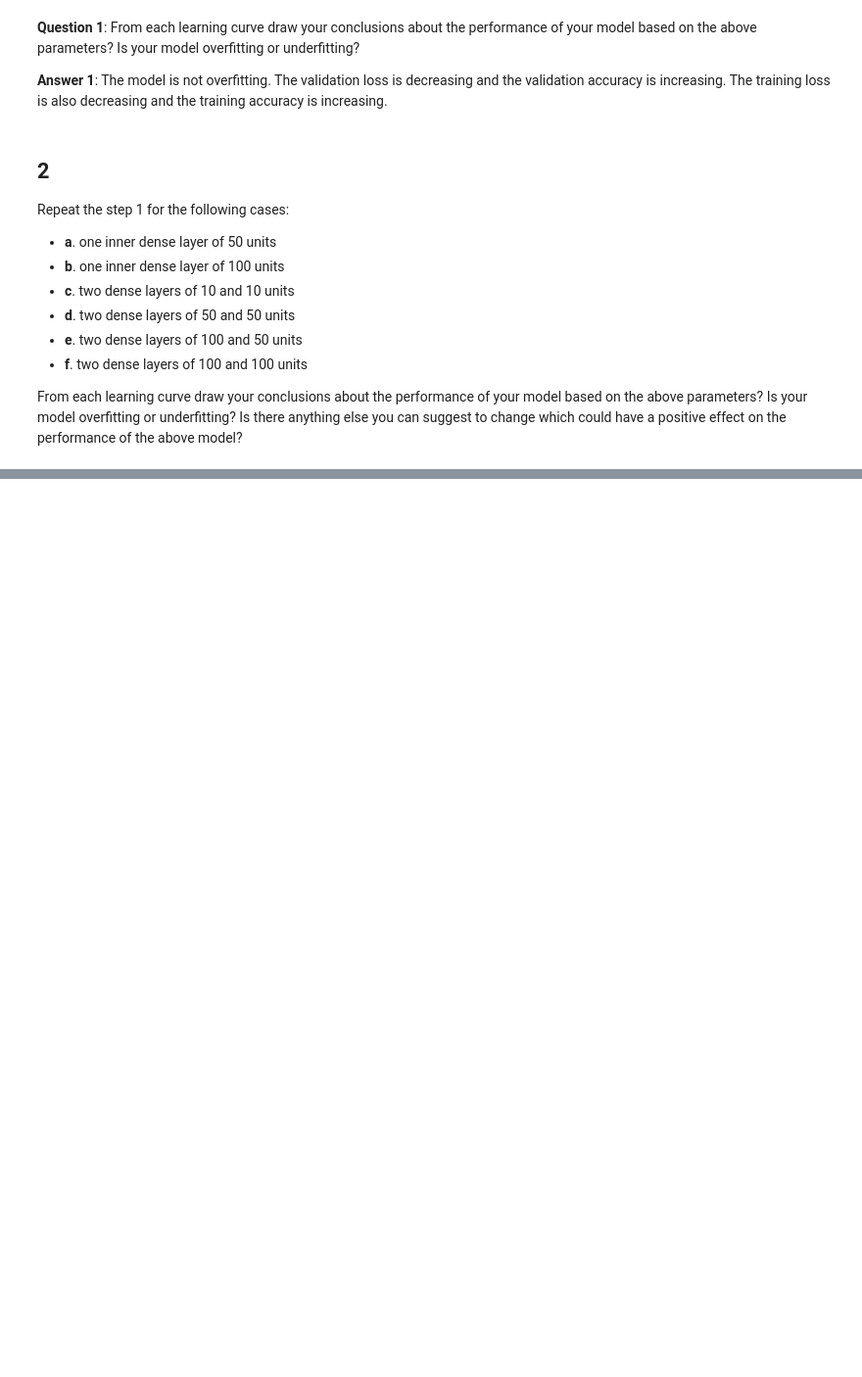
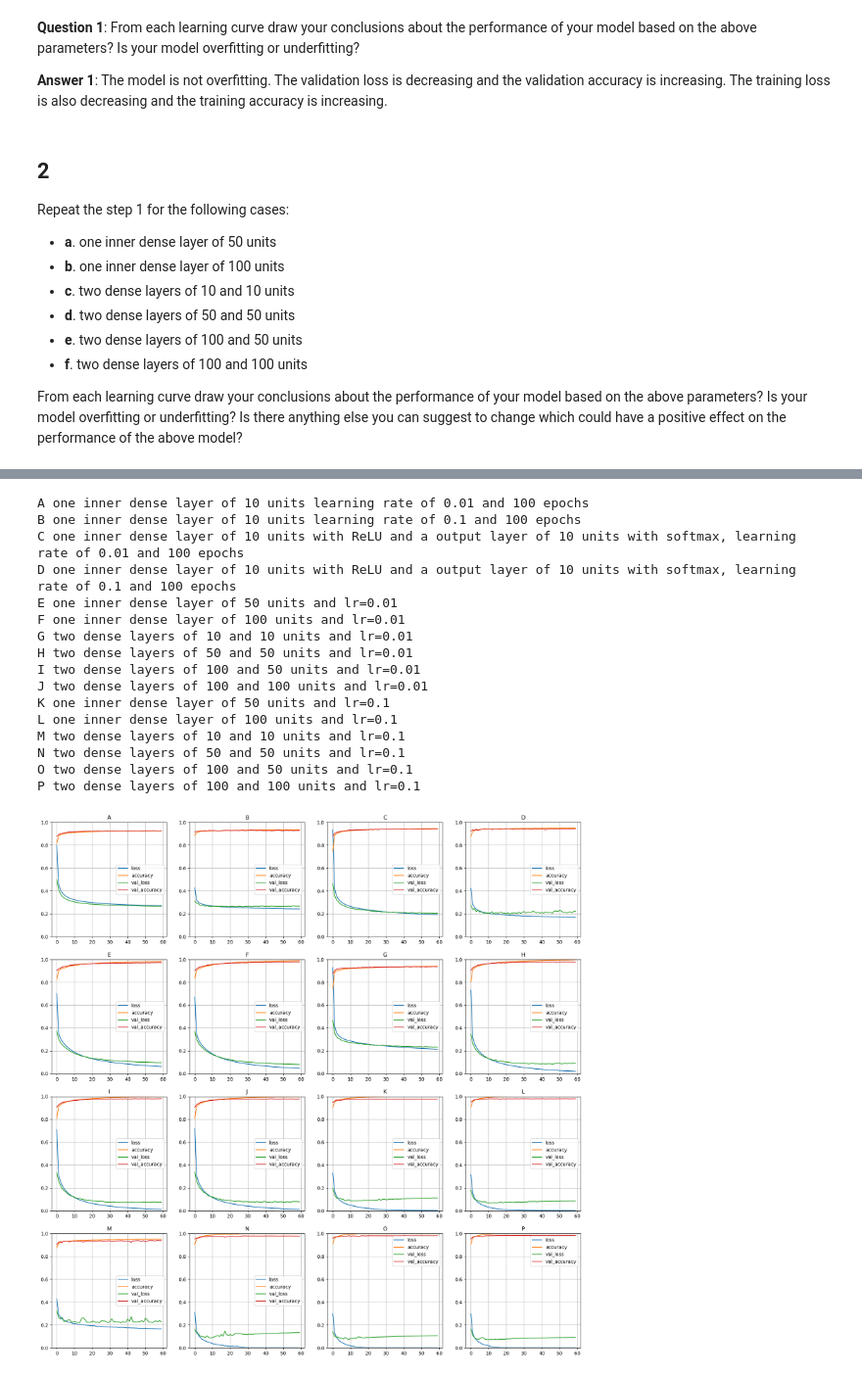
Before and after one commit to lucanatorvs/Applied_Artificial_Intelligence_Lab, a Jupyter notebook: 4/lab4.ipynb, the cells around one changed output, grey strips where cells are left out. Shown: that part at 98% size. Cells and saved outputs as stored; diff of their text form; code cells hidden in the pictures; blank space fills up the shorter version.

```diff
--- a/4/lab4.ipynb
+++ b/4/lab4.ipynb
@@ -187,8 +161,0 @@ Epoch 100/100
-# %%
-# print all the hysteries in a grid with a for loop
-histories = [history1, history2, history3, history4, history5, history6]
-for history in histories:
-    pd.DataFrame(history.history).plot(figsize=(8,5))
-    plt.grid(True)
-    plt.gca().set_ylim(0, 1)
-    plt.show()
@@ -210,12 +161,0 @@ Take this final model and evaluate it on the test set
-# %%
-print ("F, two dense layers of 100 and 100 units")
-
-model = keras.models.Sequential()
-model.add(keras.layers.Flatten(input_shape=[28, 28]))
-model.add(keras.layers.Dense(100, activation="relu"))
-model.add(keras.layers.Dense(100, activation="softmax"))
-model.compile(loss="sparse_categorical_crossentropy",
-            optimizer=keras.optimizers.SGD(lr=0.01),
-            metrics=["accuracy"])
-history = model.fit(X_train, y_train, epochs=100,
-                validation_data=(X_valid, y_valid))
@@ -239,0 +226,33 @@ Epoch 100/100
+# %%
+# print the keys with the corosponding letter
+for i, key in enumerate(historys):
+    print(chr(65 + i), key)
+
+# plot each model history in a grid with the key as the title, calculate the size of the grid and print the key (the key is a long string, so it needs to wrap)
+grid_size = int(np.ceil(np.sqrt(len(historys))))
+fig, axs = plt.subplots(grid_size, grid_size, figsize=(20, 20))
+for i, key in enumerate(historys):
+    ax = axs[i // grid_size, i % grid_size]
+    pd.DataFrame(historys[key].history).plot(ax=ax)
+    # set the tytel as a letter and print the key with the corosponding letter below the plot
+    ax.set_title(chr(65 + i))
+    ax.grid(True)
+    ax.set_ylim(0, 1)
+# %% [output]
+A one inner dense layer of 10 units learning rate of 0.01 and 100 epochs
+B one inner dense layer of 10 units learning rate of 0.1 and 100 epochs
+C one inner dense layer of 10 units with ReLU and a output layer of 10 units with softmax, learning rate of 0.01 and 100 epochs
+D one inner dense layer of 10 units with ReLU and a output layer of 10 units with softmax, learning rate of 0.1 and 100 epochs
+E one inner dense layer of 50 units and lr=0.01
+F one inner dense layer of 100 units and lr=0.01
+G two dense layers of 10 and 10 units and lr=0.01
+H two dense layers of 50 and 50 units and lr=0.01
+I two dense layers of 100 and 50 units and lr=0.01
+J two dense layers of 100 and 100 units and lr=0.01
+K one inner dense layer of 50 units and lr=0.1
+L one inner dense layer of 100 units and lr=0.1
+M two dense layers of 10 and 10 units and lr=0.1
+N two dense layers of 50 and 50 units and lr=0.1
+O two dense layers of 100 and 50 units and lr=0.1
+P two dense layers of 100 and 100 units and lr=0.1
+[figure, added]
```
Also changed, not shown: parts of 14 cells of this notebook, 2 other files.
